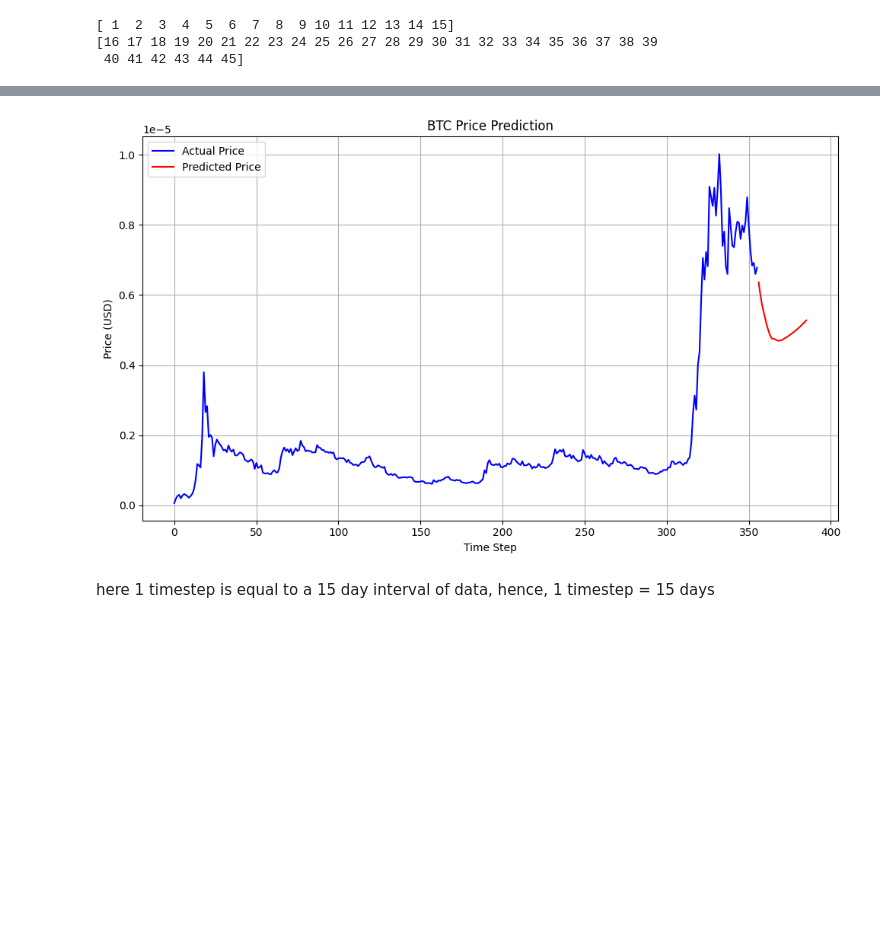
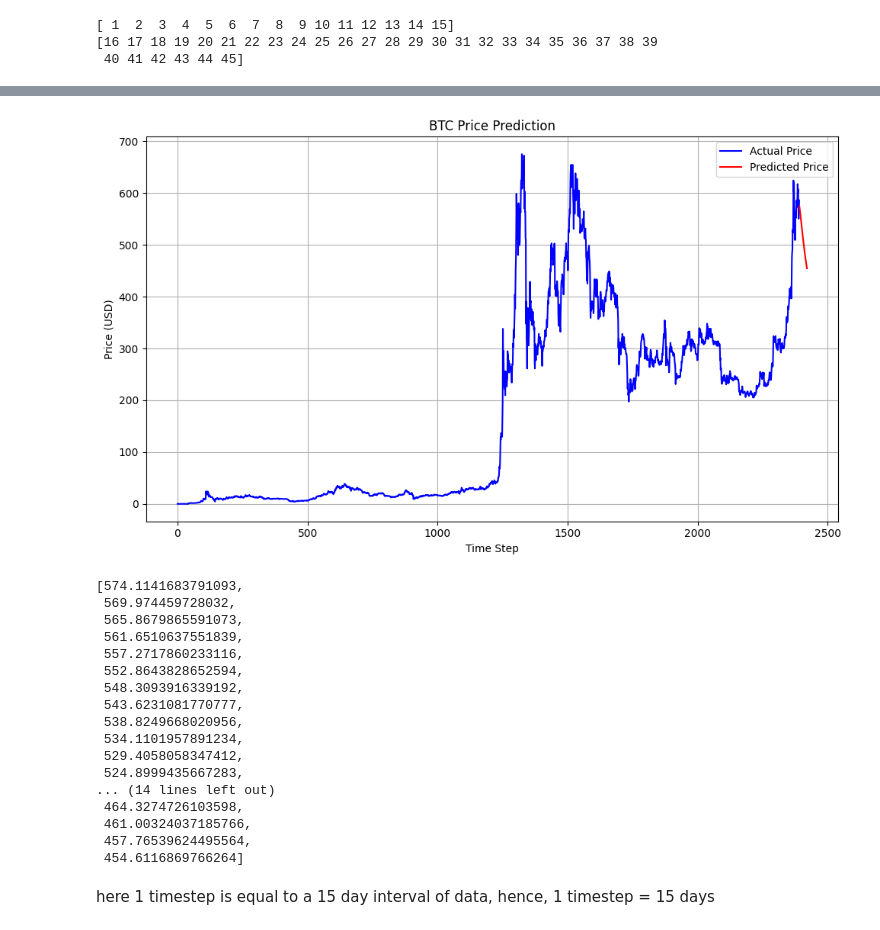
Before and after one commit to Shivansh-Potdar/SomuCrypto, a Jupyter notebook: fuckme.ipynb, the cells around one changed output, grey strips where cells are left out. Drawn from its saved outputs; the diff is of its cells as text; code cells hidden in the pictures; blank space fills up the shorter version.

```diff
--- a/fuckme.ipynb
+++ b/fuckme.ipynb
@@ -10,7 +10,7 @@ from keras.layers import LSTM, Dropout, Dense
 
 import matplotlib.pyplot as plt
 # %%
-df = pd.read_csv('p_data.csv').dropna(axis=0)
+df = pd.read_csv('data/bnc_data.csv').dropna(axis=0)
 f_df = df[['Date','Price']]
 
 # Assuming selected_df contains the 'Date' and 'Price' columns
@@ -263,22 +283,41 @@ plt.show()
 # %%
 # Plot the data
 plt.figure(figsize=(10, 6))
 
 # Plot actual data
 plt.plot(lstmdf[:len(f_df)], color='blue', label='Actual Price')
 
 # Plot predicted data
 plt.plot(range(len(f_df), len(lstmdf)), lstmdf[len(f_df):], color='red', label='Predicted Price')
 
 plt.title('BTC Price Prediction')
 plt.xlabel('Time Step')
 plt.ylabel('Price (USD)')
 plt.legend()
 plt.grid(True)
 plt.tight_layout()
 plt.show()
+
+lstmdf[len(f_df):]
 # %% [output]
-[figure, old version]
+[figure, new version]
+[574.1141683791093,
+ 569.974459728032,
+ 565.8679865591073,
+ 561.6510637551839,
+ 557.2717860233116,
+ 552.8643828652594,
+ 548.3093916339192,
+ 543.6231081770777,
+ 538.8249668020956,
+ 534.1101957891234,
+ 529.4058058347412,
+ 524.8999435667283,
+... (14 lines left out)
+ 464.3274726103598,
+ 461.00324037185766,
+ 457.76539624495564,
+ 454.6116869766264]
 # %% [markdown]
 here 1 timestep is equal to a 15 day interval of data, hence, 1 timestep = 15 days
 # %%
```
Also changed, not shown: parts of 13 cells of this notebook, 21 other files.
